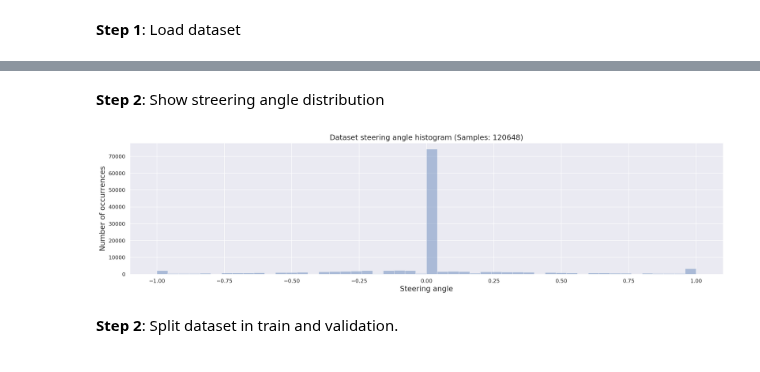
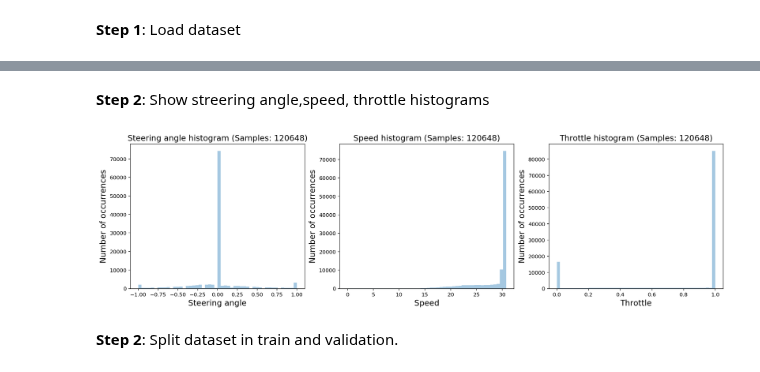
Before and after one commit to adrianmarino/self-driving-car-model, a Jupyter notebook: model-analysis.ipynb, the cells around one changed output, grey strips where cells are left out. Cells and saved outputs as stored; diff of their text form; code cells hidden in the pictures.

```diff
--- a/model-analysis.ipynb
+++ b/model-analysis.ipynb
@@ -101,9 +104,13 @@ Steering Angle: 0.0
 # %% [markdown]
-**Step 2**: Show streering angle distribution
+**Step 2**: Show streering angle,speed, throttle histograms
-# %%
-show_histogram(dataset, title='Dataset steering angle histogram')
-# %% [output]
-[figure, removed]
+# %%
+histograms(
+    values=[dataset.label_column(0), dataset.label_column(1), dataset.label_column(2)],
+    x_labels=['Steering angle', 'Speed', 'Throttle'],
+    titles=['Steering angle histogram', 'Speed histogram', 'Throttle histogram']
+)
+# %% [output]
+[figure, added]
 # %% [markdown]
 **Step 2**: Split dataset in train and validation.
 # %%
```
Also changed, not shown: parts of 9 cells of this notebook, 7 other files.
